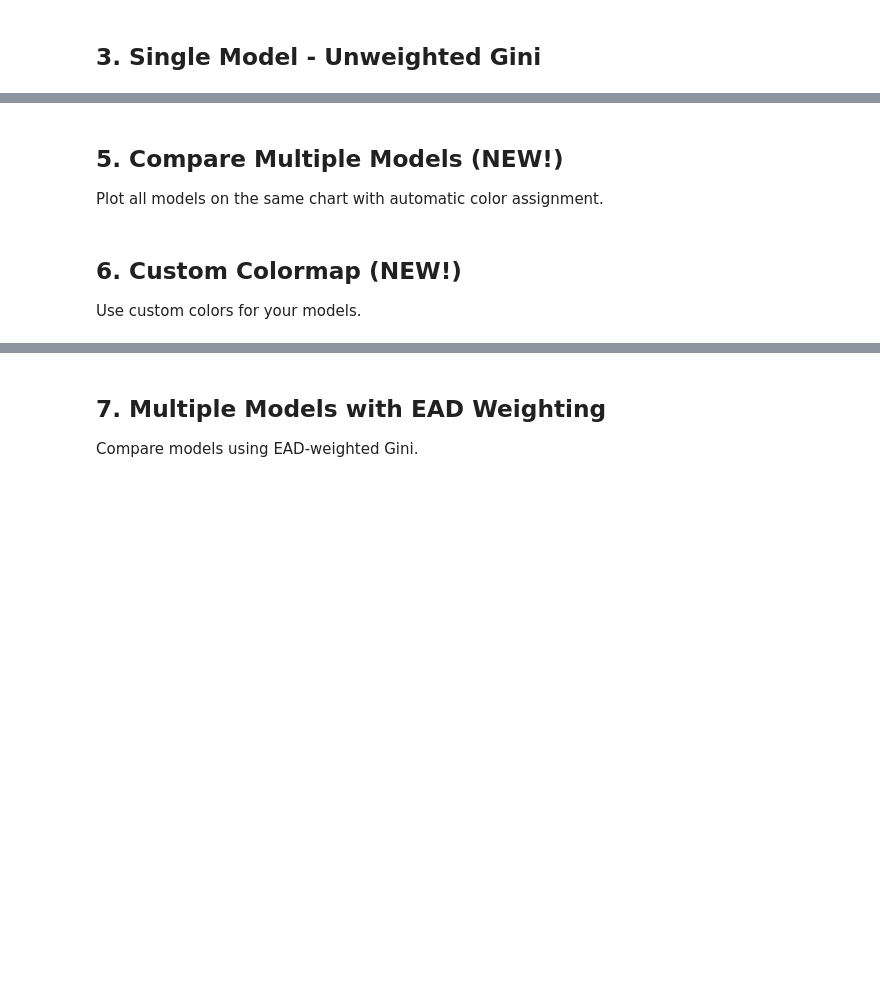
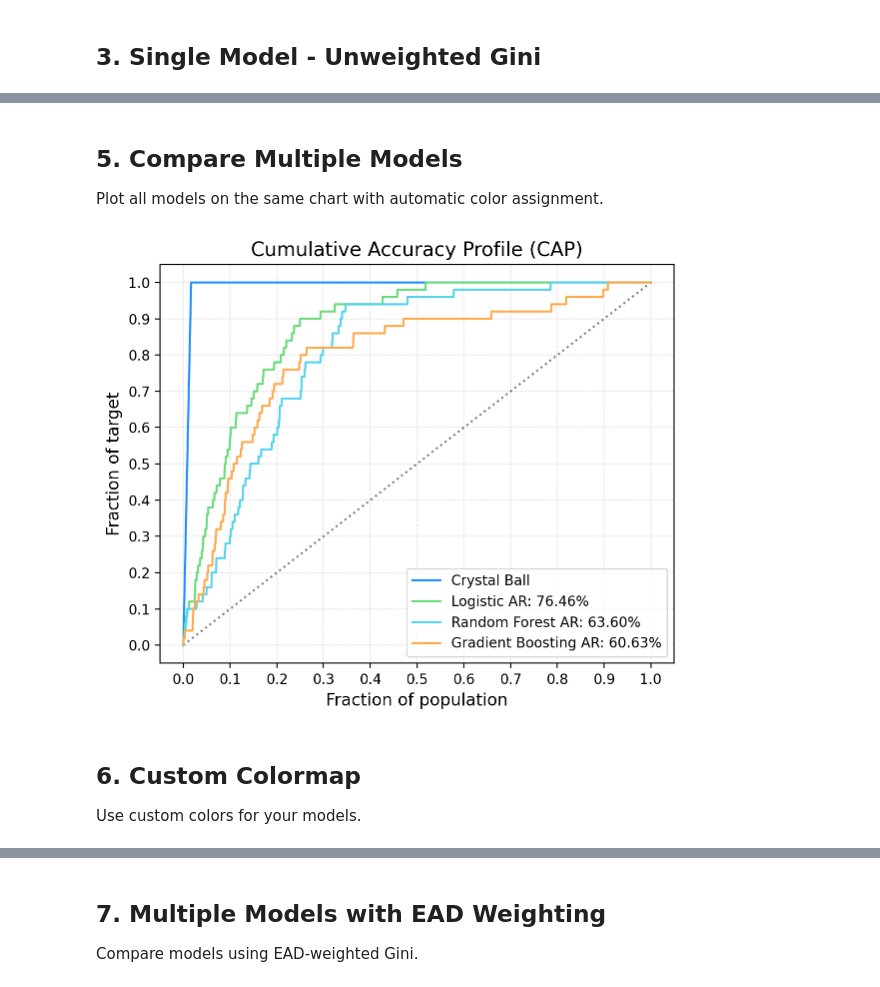
Before and after one commit to xRiskLab/fastwoe, a Jupyter notebook: examples/fastwoe_cap_curve.ipynb, the cells around one changed output, grey strips where cells are left out. Saved outputs shown, nothing was run; the diff lists cells and outputs as text; code cells hidden in the pictures; blank space fills up the shorter version.

```diff
--- a/examples/fastwoe_cap_curve.ipynb
+++ b/examples/fastwoe_cap_curve.ipynb
@@ -95,23 +112,21 @@ print(f"Difference: {gini_weighted - gini:+.4f}")
 # %% [markdown]
-## 5. Compare Multiple Models (NEW!)
+## 5. Compare Multiple Models
 
 Plot all models on the same chart with automatic color assignment.
 # %%
 fig, ax, ginis = plot_performance(
     y_true=y_test,
     y_pred=[
         predictions["Logistic"],
         predictions["Random Forest"],
         predictions["Gradient Boosting"],
     ],
     labels=["Logistic", "Random Forest", "Gradient Boosting"],
 )
-
-print("\nModel Comparison (Unweighted):")
-for name, g in zip(["Logistic", "Random Forest", "Gradient Boosting"], ginis):
-    print(f"  {name:20s}: Gini = {g:.4f}")
+# %% [output]
+[figure, added]
 # %% [markdown]
-## 6. Custom Colormap (NEW!)
+## 6. Custom Colormap
 
 Use custom colors for your models.
 # %%
```
Also changed, not shown: parts of 16 cells of this notebook, 3 other files.
